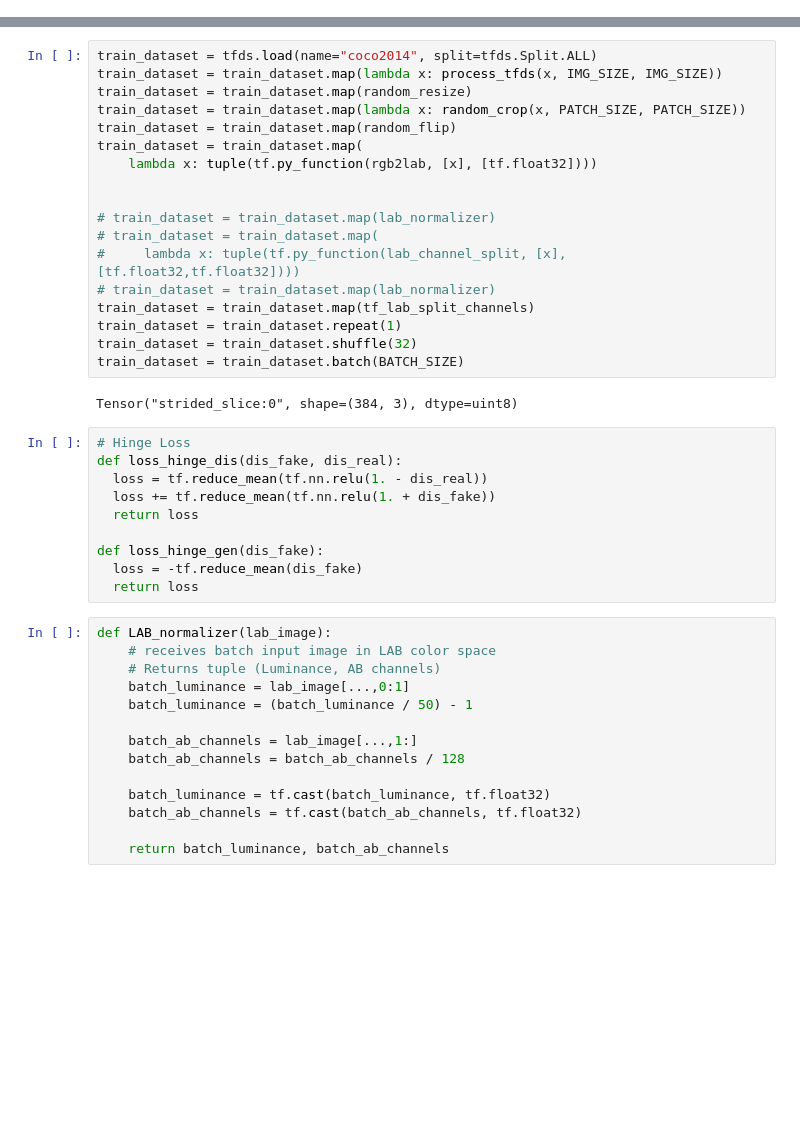
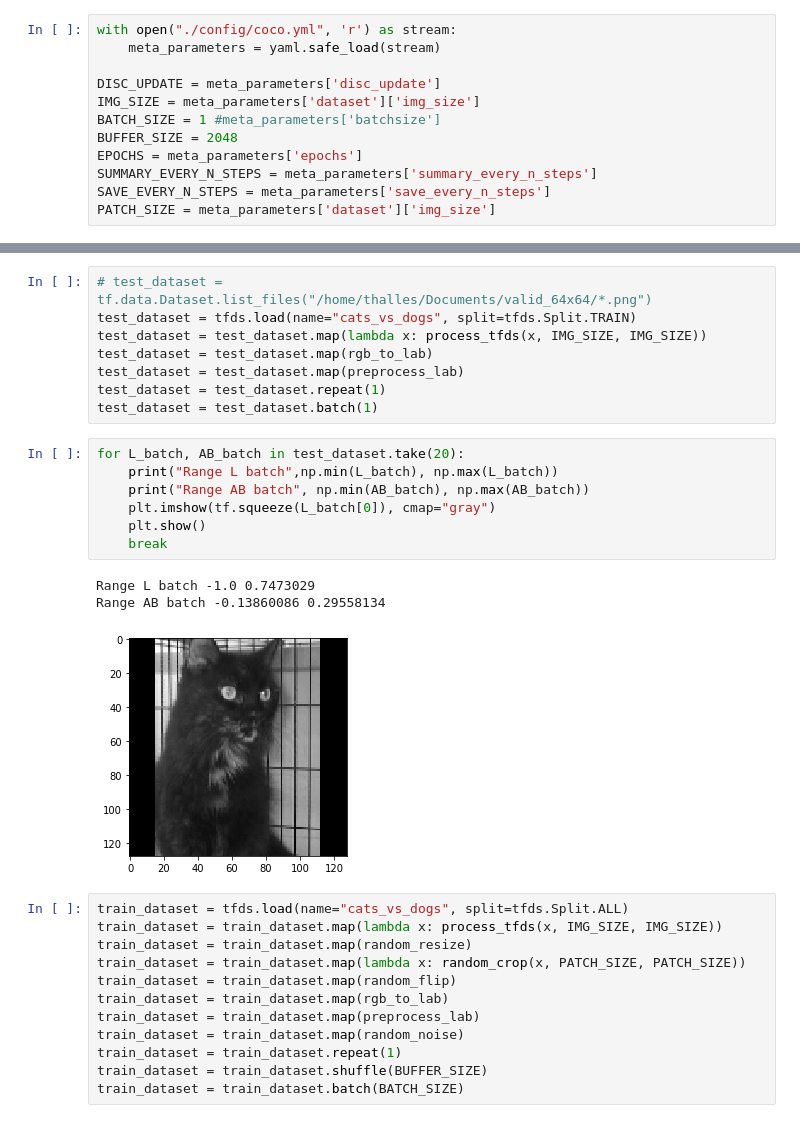
Before and after one commit to sthalles/gan-colorizer, a Jupyter notebook: Dataset.ipynb, the cells around one changed output, grey strips where cells are left out. Drawn from its saved outputs; the diff is of its cells as text; blank space fills up the shorter version.

```diff
--- a/Dataset.ipynb
+++ b/Dataset.ipynb
@@ -102,0 +11,12 @@ def tf_lab_split_channels(lab_image):
+# %%
+with open("./config/coco.yml", 'r') as stream:
+    meta_parameters = yaml.safe_load(stream)
+
+DISC_UPDATE = meta_parameters['disc_update']
+IMG_SIZE = meta_parameters['dataset']['img_size']
+BATCH_SIZE = 1 #meta_parameters['batchsize']
+BUFFER_SIZE = 2048
+EPOCHS = meta_parameters['epochs']
+SUMMARY_EVERY_N_STEPS = meta_parameters['summary_every_n_steps']
+SAVE_EVERY_N_STEPS = meta_parameters['save_every_n_steps']
+PATCH_SIZE = meta_parameters['dataset']['img_size']
@@ -103,44 +57,31 @@ def tf_lab_split_channels(lab_image):
+# %%
+# test_dataset = tf.data.Dataset.list_files("/home/thalles/Documents/valid_64x64/*.png")
+test_dataset = tfds.load(name="cats_vs_dogs", split=tfds.Split.TRAIN)
+test_dataset = test_dataset.map(lambda x: process_tfds(x, IMG_SIZE, IMG_SIZE))
+test_dataset = test_dataset.map(rgb_to_lab)
+test_dataset = test_dataset.map(preprocess_lab)
+test_dataset = test_dataset.repeat(1)
+test_dataset = test_dataset.batch(1)
+# %%
+for L_batch, AB_batch in test_dataset.take(20):
+    print("Range L batch",np.min(L_batch), np.max(L_batch))
+    print("Range AB batch", np.min(AB_batch), np.max(AB_batch))
+    plt.imshow(tf.squeeze(L_batch[0]), cmap="gray")
+    plt.show()
+    break
+# %% [output]
+Range L batch -1.0 0.7473029
+Range AB batch -0.13860086 0.29558134
+[figure, added]
 # %%
-train_dataset = tfds.load(name="coco2014", split=tfds.Split.ALL)
+train_dataset = tfds.load(name="cats_vs_dogs", split=tfds.Split.ALL)
 train_dataset = train_dataset.map(lambda x: process_tfds(x, IMG_SIZE, IMG_SIZE))
 train_dataset = train_dataset.map(random_resize)
 train_dataset = train_dataset.map(lambda x: random_crop(x, PATCH_SIZE, PATCH_SIZE))
 train_dataset = train_dataset.map(random_flip)
-train_dataset = train_dataset.map(
-    lambda x: tuple(tf.py_function(rgb2lab, [x], [tf.float32])))
-
-
-# train_dataset = train_dataset.map(lab_normalizer)
-# train_dataset = train_dataset.map(
-#     lambda x: tuple(tf.py_function(lab_channel_split, [x], [tf.float32,tf.float32])))
-# train_dataset = train_dataset.map(lab_normalizer)
-train_dataset = train_dataset.map(tf_lab_split_channels)
+train_dataset = train_dataset.map(rgb_to_lab)
+train_dataset = train_dataset.map(preprocess_lab)
+train_dataset = train_dataset.map(random_noise)
 train_dataset = train_dataset.repeat(1)
-train_dataset = train_dataset.shuffle(32)
+train_dataset = train_dataset.shuffle(BUFFER_SIZE)
 train_dataset = train_dataset.batch(BATCH_SIZE)
-# %% [output]
-Tensor("strided_slice:0", shape=(384, 3), dtype=uint8)
-# %%
-# Hinge Loss
-def loss_hinge_dis(dis_fake, dis_real):
-  loss = tf.reduce_mean(tf.nn.relu(1. - dis_real))
-  loss += tf.reduce_mean(tf.nn.relu(1. + dis_fake))
-  return loss
-
-def loss_hinge_gen(dis_fake):
-  loss = -tf.reduce_mean(dis_fake)
-  return loss
-# %%
-def LAB_normalizer(lab_image):
-    # receives batch input image in LAB color space
-    # Returns tuple (Luminance, AB channels)
-    batch_luminance = lab_image[...,0:1]
-    batch_luminance = (batch_luminance / 50) - 1
-
-    batch_ab_channels = lab_image[...,1:]
-    batch_ab_channels = batch_ab_channels / 128
-
-    batch_luminance = tf.cast(batch_luminance, tf.float32)
-    batch_ab_channels = tf.cast(batch_ab_channels, tf.float32)
-
-    return batch_luminance, batch_ab_channels
```
Also changed, not shown: parts of 12 cells of this notebook, 32 other files.
